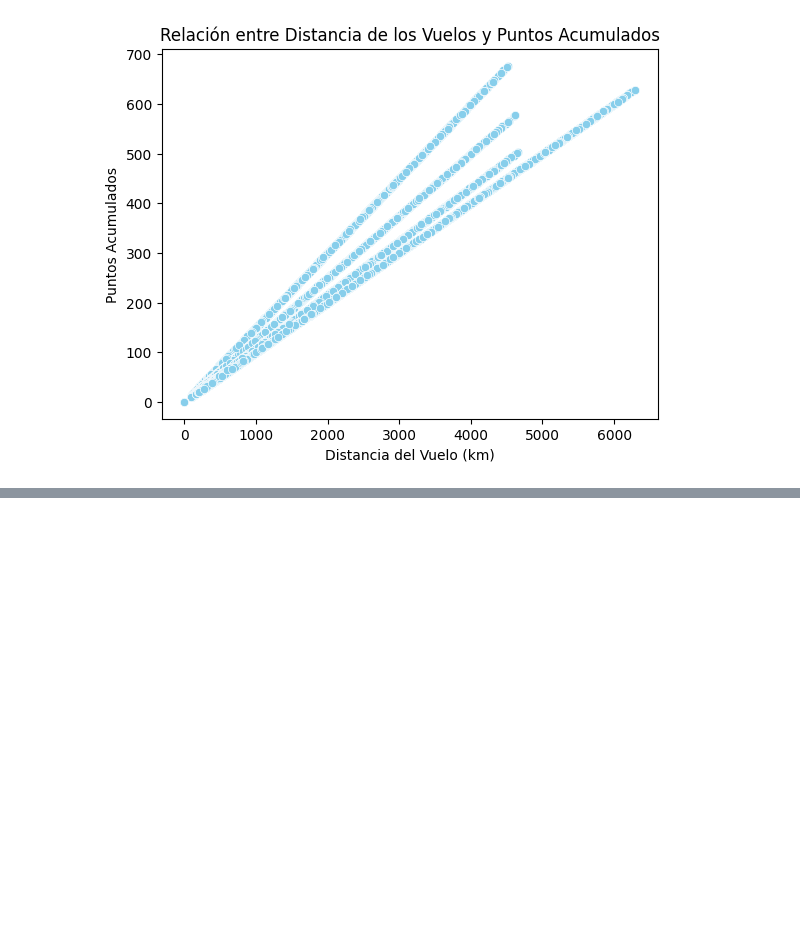
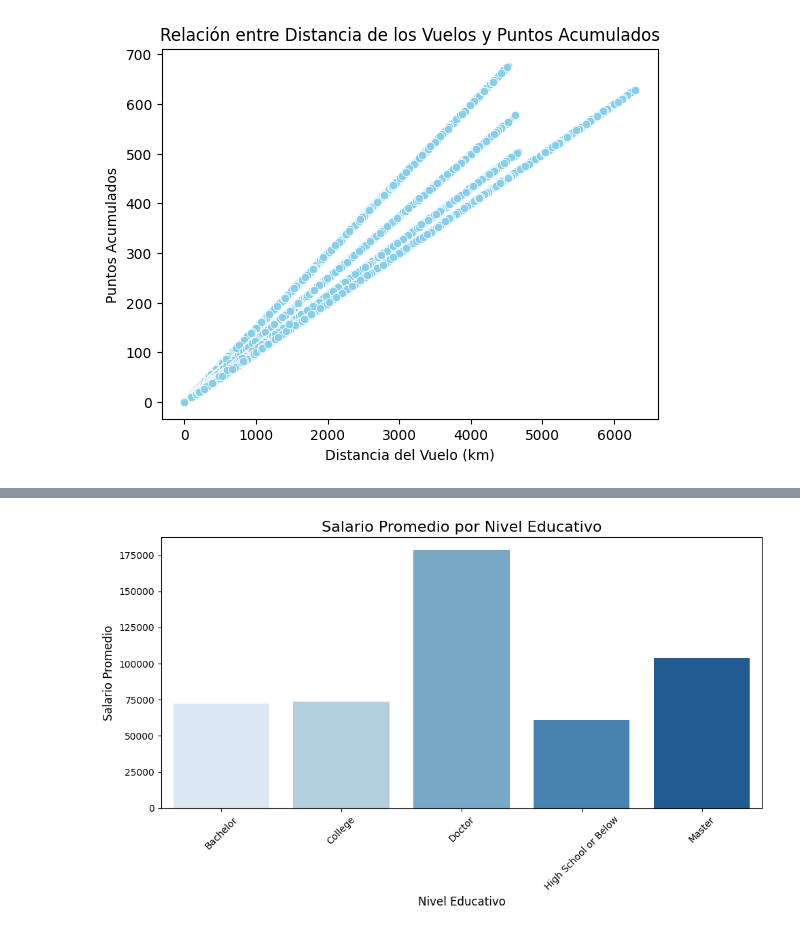
Before and after one commit to Adalab/bda-modulo-3-evaluacion-final-PatriciaAPR, a Jupyter notebook: modulo-3-evaluacion-final-patricia-perez.ipynb, the cells around one changed output, grey strips where cells are left out. Saved outputs shown, nothing was run; the diff lists cells and outputs as text; code cells hidden in the pictures; blank space fills up the shorter version.

```diff
--- a/modulo-3-evaluacion-final-patricia-perez.ipynb
+++ b/modulo-3-evaluacion-final-patricia-perez.ipynb
@@ -322,0 +327,21 @@ plt.show()
+# %%
+# Calcular el salario promedio por nivel educativo
+salario_promedio = df_customer.groupby('Education')['Salary'].mean().reset_index()
+# %%
+# Crear gráfico de barras con seaborn
+plt.figure(figsize=(10, 6))  # Tamaño del gráfico
+sns.barplot(x='Education', y='Salary', data=salario_promedio, palette='Blues')
+
+# Títulos y etiquetas
+plt.title('Salario Promedio por Nivel Educativo', fontsize=16)
+plt.xlabel('Nivel Educativo', fontsize=12)
+plt.ylabel('Salario Promedio', fontsize=12)
+
+# Rotar etiquetas si es necesario
+plt.xticks(rotation=45)
+
+# Mostrar el gráfico
+plt.tight_layout()
+plt.show()
+# %% [output]
+[figure, added]
```
Also changed, not shown: parts of 15 cells of this notebook.
